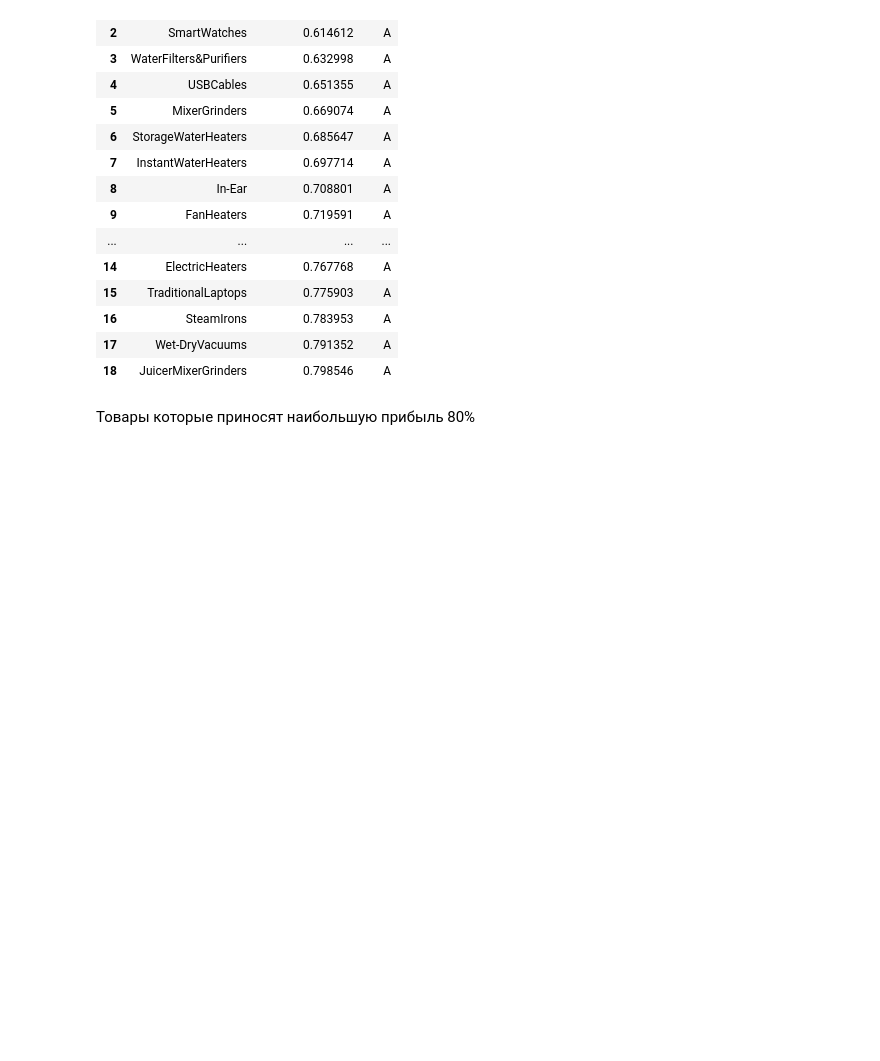
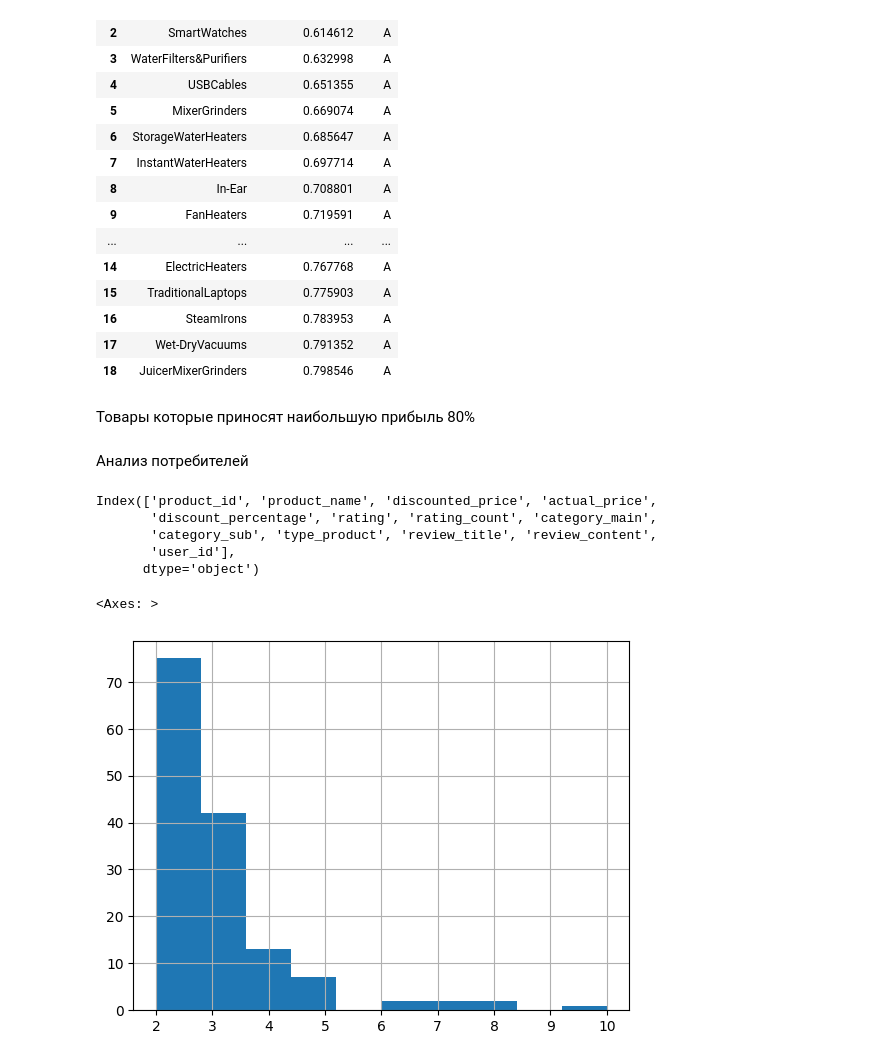
Before and after one commit to julia-un-git/project_Julia, a Jupyter notebook: project_analysis.ipynb, the cells around one changed output. Saved outputs shown, nothing was run; the diff lists cells and outputs as text; code cells hidden in the pictures; blank space fills up the shorter version.

```diff
--- a/project_analysis.ipynb
+++ b/project_analysis.ipynb
@@ -399,3 +474,20 @@ groupped_df[groupped_df['ABC']== 'A']
 Товары которые приносят наибольшую прибыль 80%
 # %%
 groupped_df.to_csv ('abc_analysis.csv',index= False)
+# %% [markdown]
+Анализ потребителей
+# %%
+df.columns
+# %% [output]
+Index(['product_id', 'product_name', 'discounted_price', 'actual_price',
+       'discount_percentage', 'rating', 'rating_count', 'category_main',
+       'category_sub', 'type_product', 'review_title', 'review_content',
+       'user_id'],
+      dtype='object')
+# %%
+users = df['user_id'].value_counts().loc[lambda x : x > 1]
+# %%
+users.hist()
+# %% [output]
+<Axes: >
+[figure, added]
```
Also changed, not shown: parts of 29 cells of this notebook, 2 other files.
